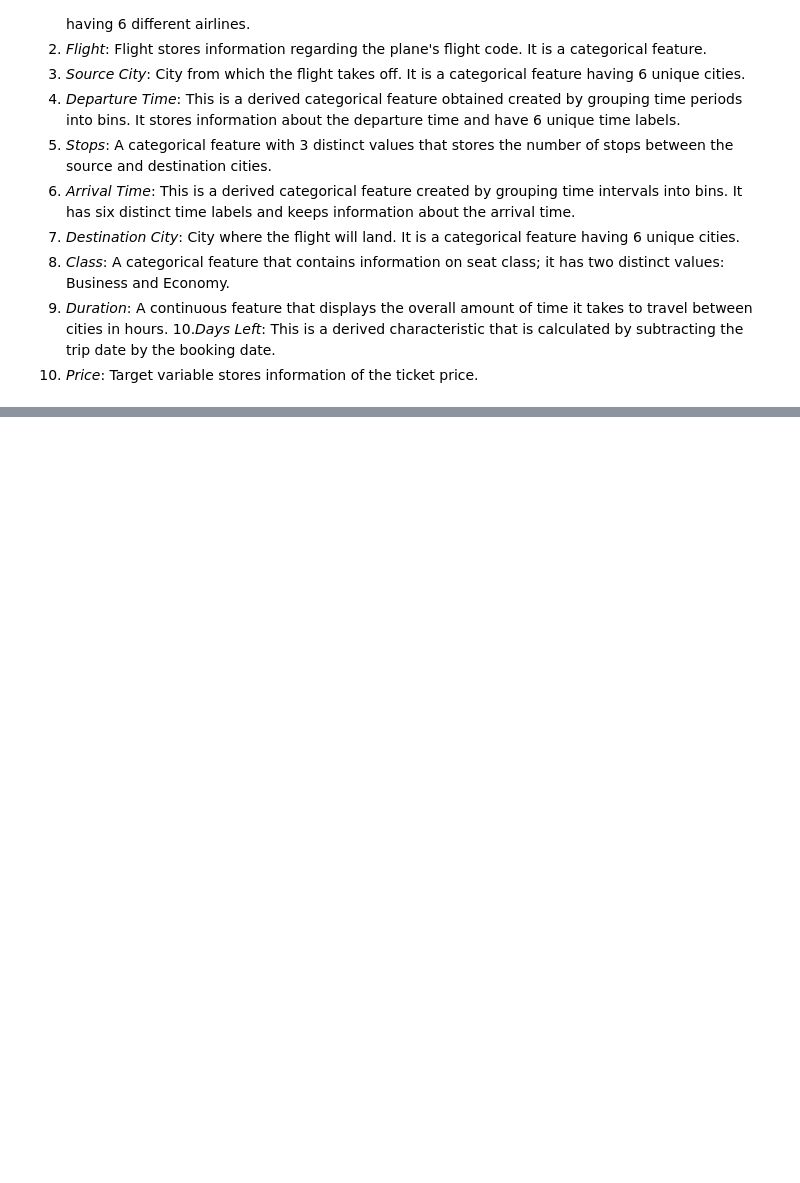
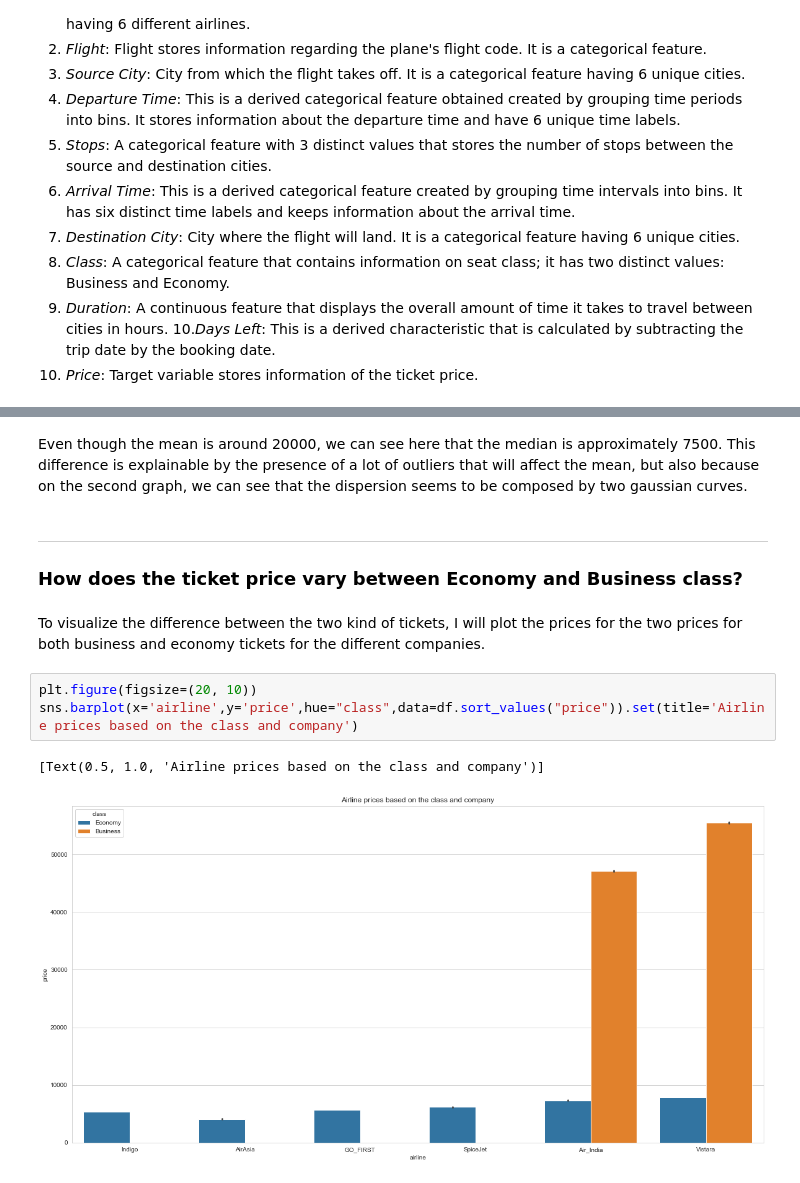
Before and after one commit to julienjta/Data-Science-Portfolio, a Jupyter notebook: Project 1/Flight Price Prediction (Regression).ipynb, the cells around one changed output, grey strips where cells are left out. Cells and saved outputs as stored; diff of their text form; blank space fills up the shorter version.

```diff
--- a/Project 1/Flight Price Prediction (Regression).ipynb
+++ b/Project 1/Flight Price Prediction (Regression).ipynb
@@ -41,0 +137,14 @@ The various features of the cleaned dataset are explained below:
+# %% [markdown]
+Even though the mean is around 20000, we can see here that the median is approximately 7500. This difference is explainable by the presence of a lot of outliers that will affect the mean, but also because on the second graph, we can see that the dispersion seems to be composed by two gaussian curves.
+# %% [markdown]
+---
+
+### How does the ticket price vary between Economy and Business class?
+# %% [markdown]
+To visualize the difference between the two kind of tickets, I will plot the prices for the two prices for both business and economy tickets for the different companies.
+# %%
+plt.figure(figsize=(20, 10))
+sns.barplot(x='airline',y='price',hue="class",data=df.sort_values("price")).set(title='Airline prices based on the class and company')
+# %% [output]
+[Text(0.5, 1.0, 'Airline prices based on the class and company')]
+[figure, added]
```
Also changed, not shown: parts of 31 cells of this notebook, 2 other files.
